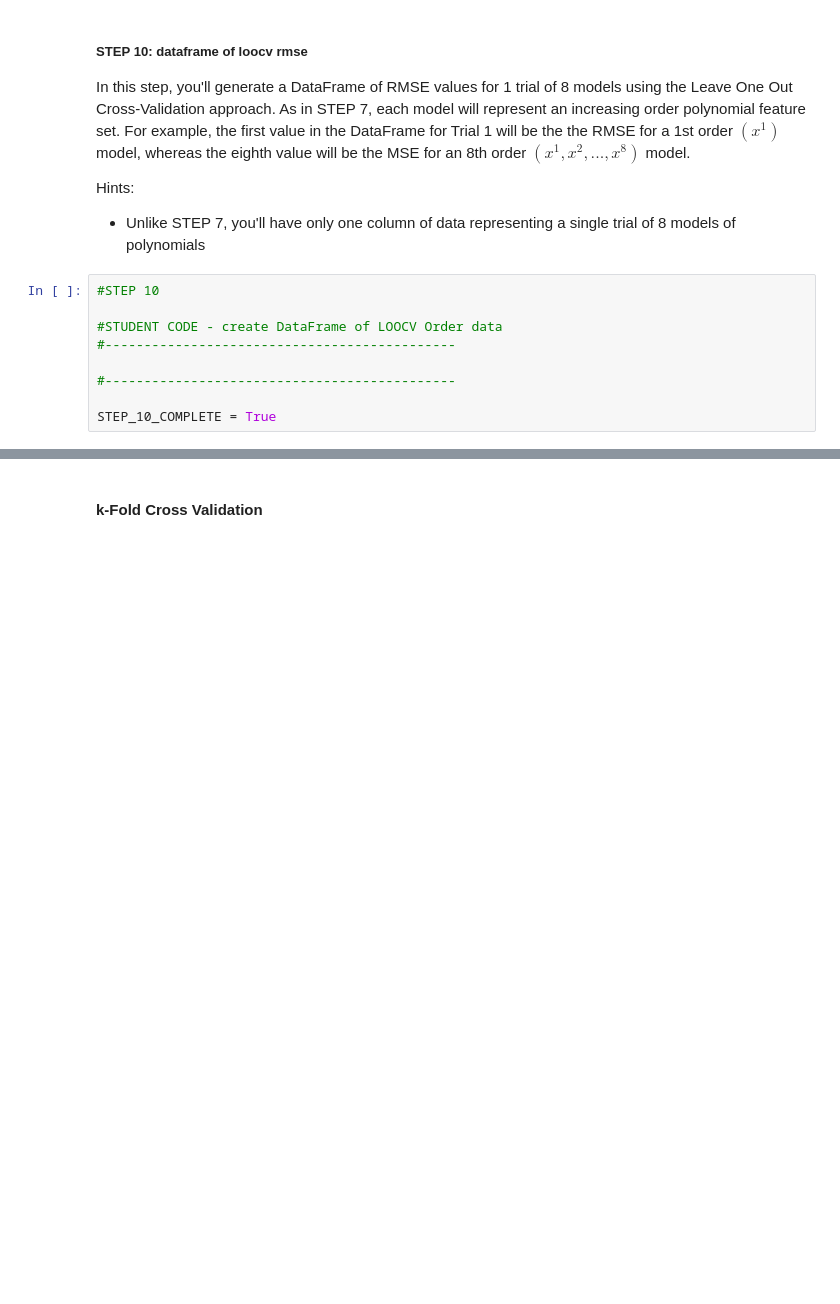
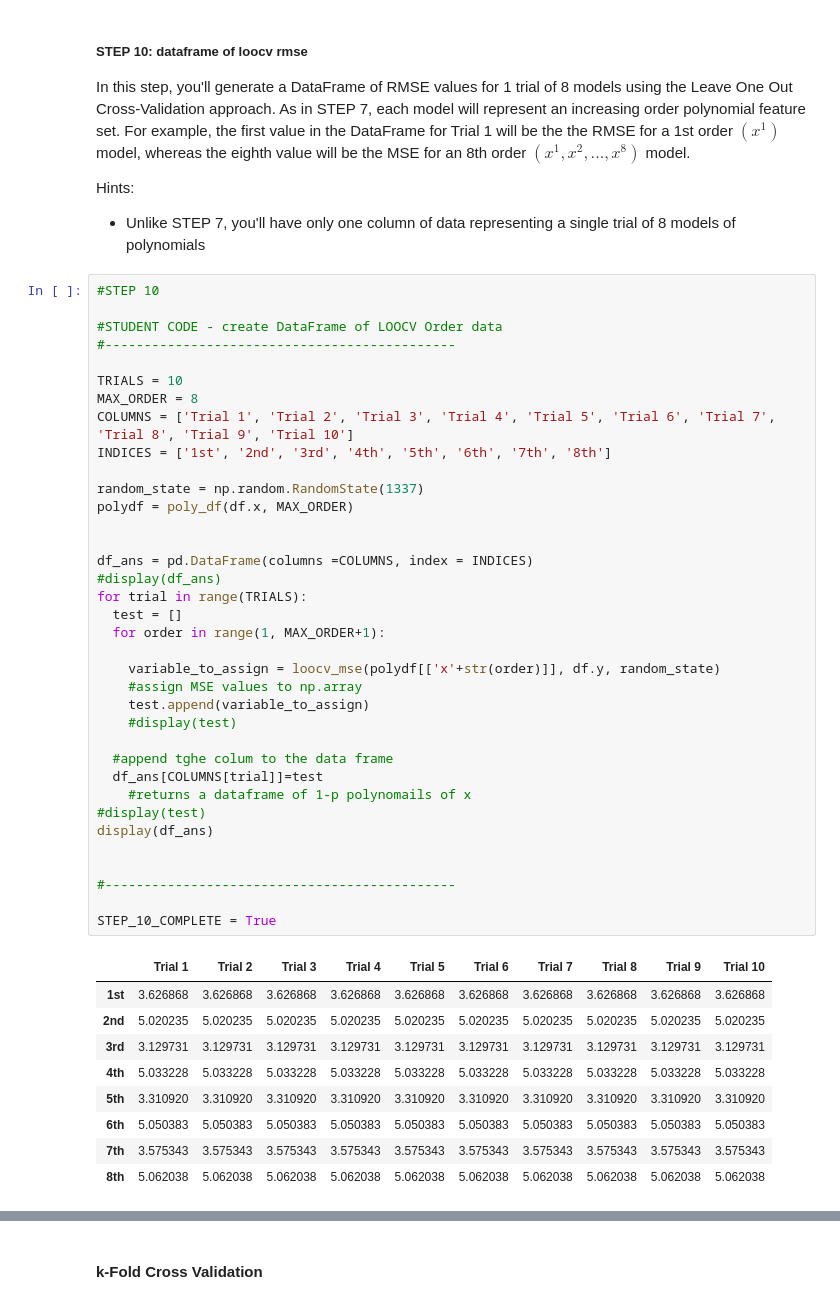
Before and after one commit to Tkokotaj/Test, a Jupyter notebook: hw3.ipynb, the cells around one changed output, grey strips where cells are left out. Drawn from its saved outputs; the diff is of its cells as text; blank space fills up the shorter version.

```diff
--- a/hw3.ipynb
+++ b/hw3.ipynb
@@ -597,15 +616,52 @@ In this step, you'll generate a DataFrame of RMSE values for 1 trial of 8 models
 
 Hints:
 - Unlike STEP 7, you'll have only one column of data representing a single trial of 8 models of polynomials
-# %%
-#STEP 10
-
-#STUDENT CODE - create DataFrame of LOOCV Order data
-#---------------------------------------------
-
-#---------------------------------------------
-
-STEP_10_COMPLETE = True
+# %%
+#STEP 10
+
+#STUDENT CODE - create DataFrame of LOOCV Order data
+#---------------------------------------------
+
+TRIALS = 10
+MAX_ORDER = 8
+COLUMNS = ['Trial 1', 'Trial 2', 'Trial 3', 'Trial 4', 'Trial 5', 'Trial 6', 'Trial 7', 'Trial 8', 'Trial 9', 'Trial 10']
+INDICES = ['1st', '2nd', '3rd', '4th', '5th', '6th', '7th', '8th']
+
+random_state = np.random.RandomState(1337)
+polydf = poly_df(df.x, MAX_ORDER)
+
+
+df_ans = pd.DataFrame(columns =COLUMNS, index = INDICES)
+#display(df_ans)
+for trial in range(TRIALS):
+  test = []
+  for order in range(1, MAX_ORDER+1):
+
+    variable_to_assign = loocv_mse(polydf[['x'+str(order)]], df.y, random_state)
+    #assign MSE values to np.array
+    test.append(variable_to_assign)
+    #display(test)
+
+  #append tghe colum to the data frame
+  df_ans[COLUMNS[trial]]=test
+    #returns a dataframe of 1-p polynomails of x
+#display(test)
+display(df_ans)
+
+
+#---------------------------------------------
+
+STEP_10_COMPLETE = True
+# %% [output]
+|  | Trial 1 | Trial 2 | Trial 3 | Trial 4 | Trial 5 | Trial 6 | Trial 7 | Trial 8 | Trial 9 | Trial 10 |
+| 1st | 3.626868 | 3.626868 | 3.626868 | 3.626868 | 3.626868 | 3.626868 | 3.626868 | 3.626868 | 3.626868 | 3.626868 |
+| 2nd | 5.020235 | 5.020235 | 5.020235 | 5.020235 | 5.020235 | 5.020235 | 5.020235 | 5.020235 | 5.020235 | 5.020235 |
+| 3rd | 3.129731 | 3.129731 | 3.129731 | 3.129731 | 3.129731 | 3.129731 | 3.129731 | 3.129731 | 3.129731 | 3.129731 |
+| 4th | 5.033228 | 5.033228 | 5.033228 | 5.033228 | 5.033228 | 5.033228 | 5.033228 | 5.033228 | 5.033228 | 5.033228 |
+| 5th | 3.310920 | 3.310920 | 3.310920 | 3.310920 | 3.310920 | 3.310920 | 3.310920 | 3.310920 | 3.310920 | 3.310920 |
+| 6th | 5.050383 | 5.050383 | 5.050383 | 5.050383 | 5.050383 | 5.050383 | 5.050383 | 5.050383 | 5.050383 | 5.050383 |
+| 7th | 3.575343 | 3.575343 | 3.575343 | 3.575343 | 3.575343 | 3.575343 | 3.575343 | 3.575343 | 3.575343 | 3.575343 |
+| 8th | 5.062038 | 5.062038 | 5.062038 | 5.062038 | 5.062038 | 5.062038 | 5.062038 | 5.062038 | 5.062038 | 5.062038 |
 # %% [markdown]
 ##### STEP 11: plot loocv
 
```
Also changed, not shown: parts of 14 cells of this notebook.
